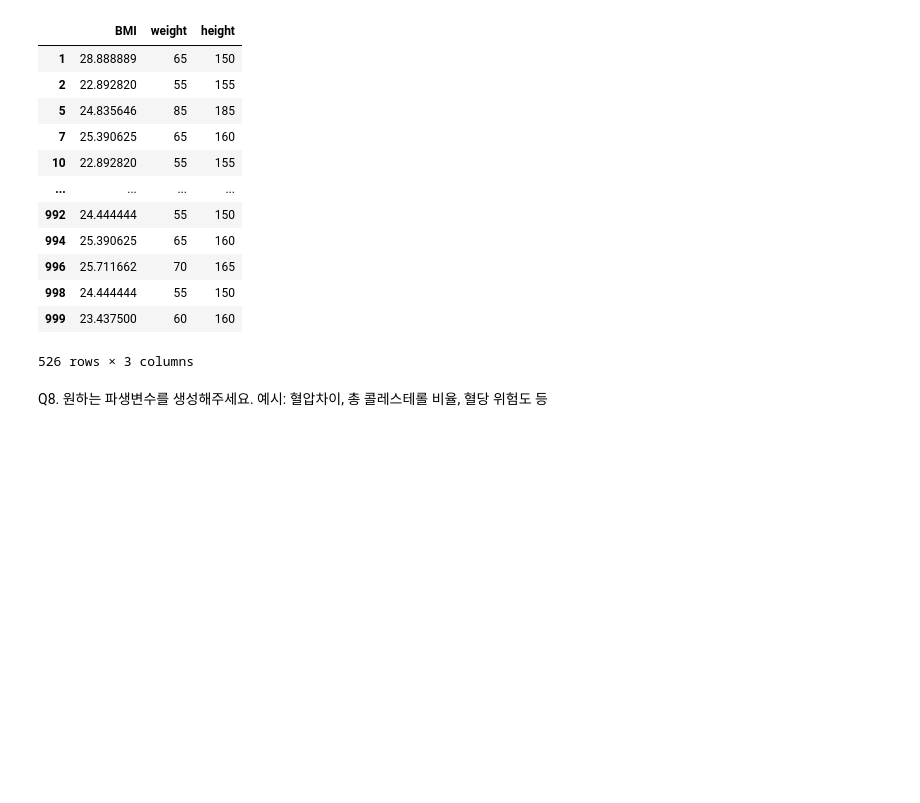
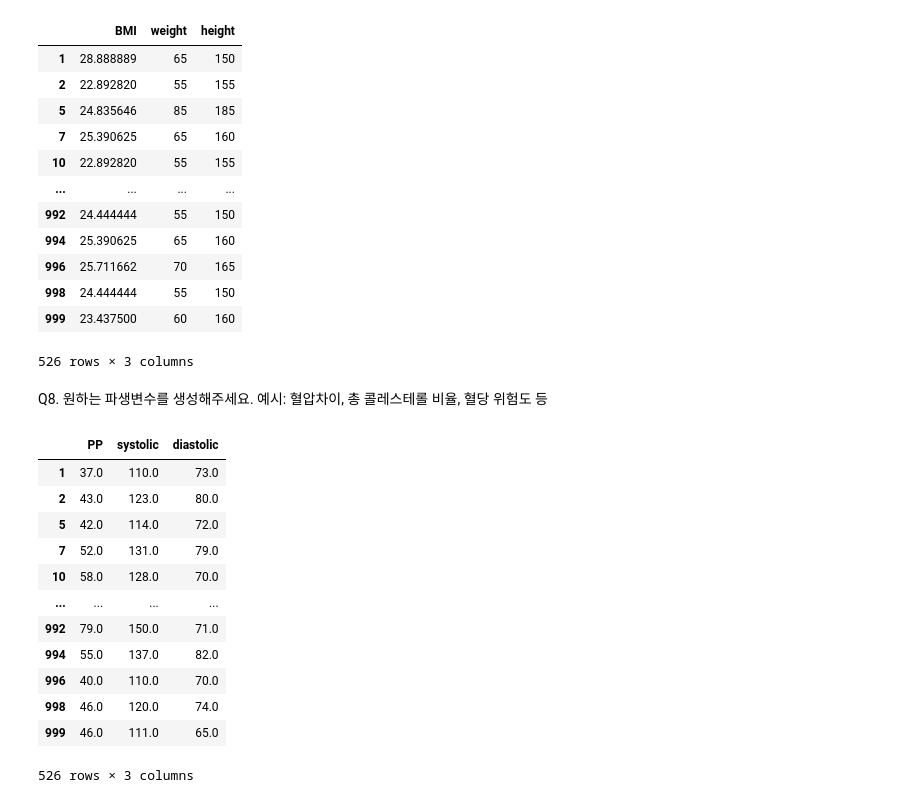
Before and after one commit to konkuk-kuggle/13th_Seminar, a Jupyter notebook: week02_고성수.ipynb, the cells around one changed output. Cells and saved outputs as stored; diff of their text form; code cells hidden in the pictures; blank space fills up the shorter version.

```diff
--- a/week02_고성수.ipynb
+++ b/week02_고성수.ipynb
@@ -330,3 +330,22 @@ df[['BMI','weight','height']]
 # %% [markdown]
 Q8. 원하는 파생변수를 생성해주세요.
   예시: 혈압차이, 총 콜레스테롤 비율, 혈당 위험도 등
+# %%
+#파생 변수 생성: [ 맥압(Pulse Pressure) = 수축기 혈압(SBP) - 이완기 혈압(DBP) ]
+df['PP'] = df['systolic'] - df['diastolic']
+df[['PP', 'systolic', 'diastolic']]
+#데이터를 기반으로 한 부가 설명: 일반적으로 맥압은 40 전후가 정상 범주
+# %% [output]
+|  | PP | systolic | diastolic |
+| 1 | 37.0 | 110.0 | 73.0 |
+| 2 | 43.0 | 123.0 | 80.0 |
+| 5 | 42.0 | 114.0 | 72.0 |
+| 7 | 52.0 | 131.0 | 79.0 |
+| 10 | 58.0 | 128.0 | 70.0 |
+| ... | ... | ... | ... |
+| 992 | 79.0 | 150.0 | 71.0 |
+| 994 | 55.0 | 137.0 | 82.0 |
+| 996 | 40.0 | 110.0 | 70.0 |
+| 998 | 46.0 | 120.0 | 74.0 |
+| 999 | 46.0 | 111.0 | 65.0 |
+526 rows × 3 columns
```
